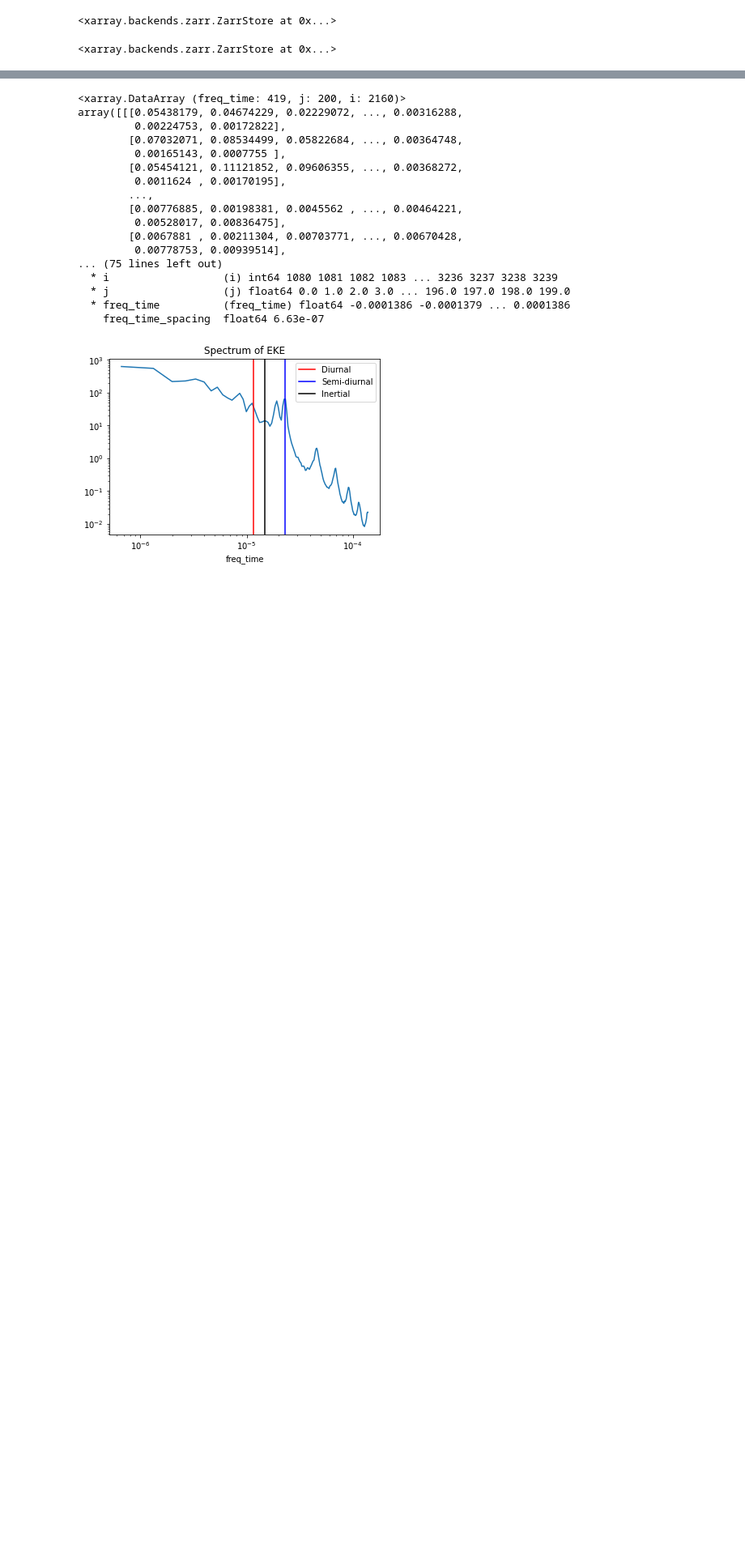
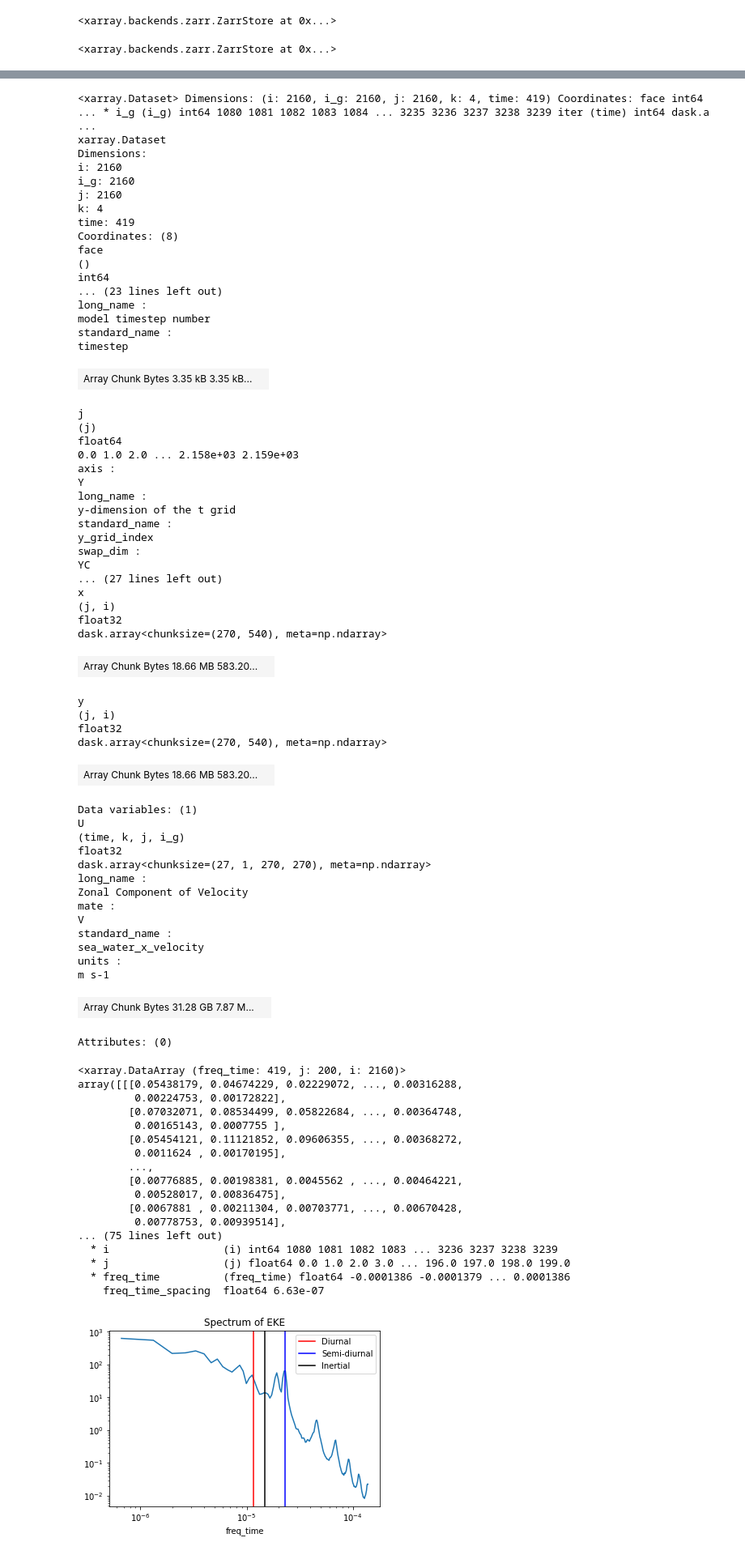
Before and after one commit to cspencerjones/separating-balanced, a Jupyter notebook: python/read_anirban.ipynb, the cells around one changed output, grey strips where cells are left out. Shown: that part at 81% size. Drawn from its saved outputs; the diff is of its cells as text; code cells hidden in the pictures; blank space fills up the shorter version.

```diff
--- a/python/read_anirban.ipynb
+++ b/python/read_anirban.ipynb
@@ -88,8 +103,6 @@ vvel_merged.to_dataset().to_zarr('/swot/SUM01/spencer/swot_agulhas_surf/vvel.zar
 # %% [output]
 <xarray.backends.zarr.ZarrStore at 0x...>
 # %%
-uvel_merged = xr.open_dataset('/swot/SUM01/spencer/swot_agulhas_surf/uvel.nc')
-vvel_merged = xr.open_dataset('/swot/SUM01/spencer/swot_agulhas_surf/vvel.nc')
+uvel_merged = xr.open_zarr('/swot/SUM01/spencer/swot_agulhas_surf/uvel.zarr')
+vvel_merged = xr.open_zarr('/swot/SUM01/spencer/swot_agulhas_surf/vvel.zarr')
+grid = Grid(uvel_merged, coords={'X': {'center': 'i', 'left': 'i_g'}, 'Y': {'center': 'j', 'left': 'j_g'}})
-# %%
-uvel_merged['time'] = uvel_merged['time']/ np.timedelta64(1, 's')
-vvel_merged['time'] = vvel_merged['time']/ np.timedelta64(1, 's')
@@ -96,3 +123,62 @@ vvel_merged['time'] = vvel_merged['time']/ np.timedelta64(1, 's')
+# %%
+uvel_merged
+# %% [output]
+<xarray.Dataset> Dimensions: (i: 2160, i_g: 2160, j: 2160, k: 4, time: 419) Coordinates: face int64 ... * i_g (i_g) int64 1080 1081 1082 1083 1084 ... 3235 3236 3237 3238 3239 iter (time) int64 dask.a ...
+xarray.Dataset
+Dimensions:
+i: 2160
+i_g: 2160
+j: 2160
+k: 4
+time: 419
+Coordinates: (8)
+face
+()
+int64
+... (23 lines left out)
+long_name :
+model timestep number
+standard_name :
+timestep
+| Array Chunk Bytes 3.35 kB 3.35 kB... |  |
+j
+(j)
+float64
+0.0 1.0 2.0 ... 2.158e+03 2.159e+03
+axis :
+Y
+long_name :
+y-dimension of the t grid
+standard_name :
+y_grid_index
+swap_dim :
+YC
+... (27 lines left out)
+x
+(j, i)
+float32
+dask.array<chunksize=(270, 540), meta=np.ndarray>
+| Array Chunk Bytes 18.66 MB 583.20... |  |
+y
+(j, i)
+float32
+dask.array<chunksize=(270, 540), meta=np.ndarray>
+| Array Chunk Bytes 18.66 MB 583.20... |  |
+Data variables: (1)
+U
+(time, k, j, i_g)
+float32
+dask.array<chunksize=(27, 1, 270, 270), meta=np.ndarray>
+long_name :
+Zonal Component of Velocity
+mate :
+V
+standard_name :
+sea_water_x_velocity
+units :
+m s-1
+| Array Chunk Bytes 31.28 GB 7.87 M... |  |
+Attributes: (0)
 # %%
 grid = Grid(uvel_merged, coords={'X': {'center': 'i', 'left': 'i_g'}, 'Y': {'center': 'j', 'left': 'j_g'}})
 # %%
```
Also changed, not shown: parts of 11 cells of this notebook, 3 other files.
